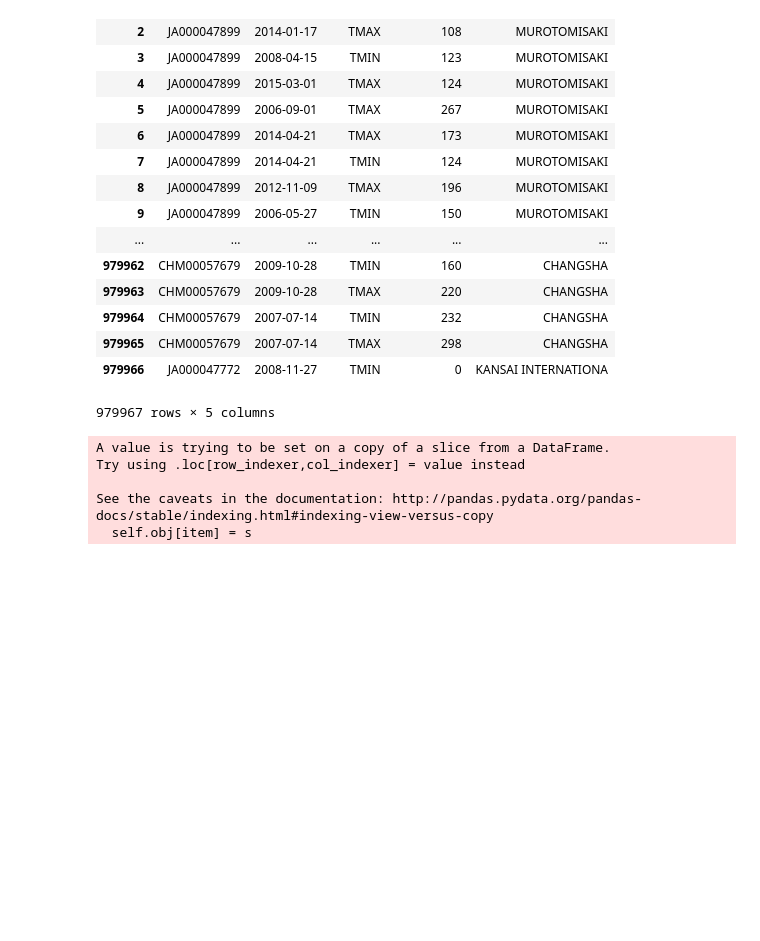
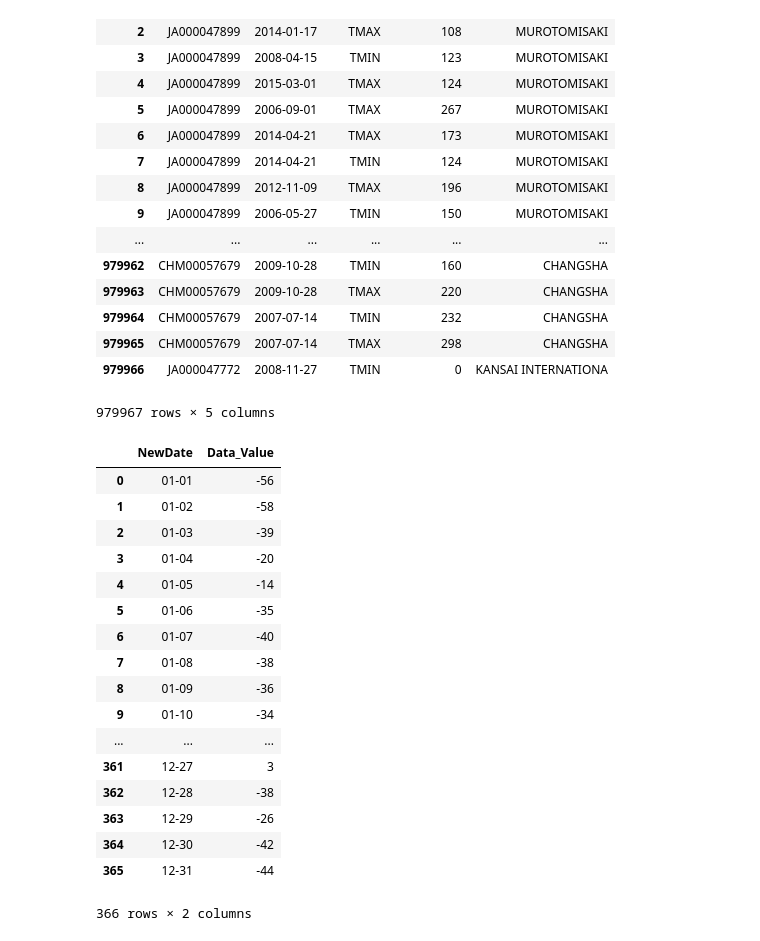
Before and after one commit to xyjsdo/DataScience, a Jupyter notebook: Course2/Assignment2.ipynb, the cells around one changed output. Cells and saved outputs as stored; diff of their text form; code cells hidden in the pictures; blank space fills up the shorter version.

```diff
--- a/Course2/Assignment2.ipynb
+++ b/Course2/Assignment2.ipynb
@@ -122,12 +122,42 @@ df_total
 | 979965 | CHM00057679 | 2007-07-14 | TMAX | 298 | CHANGSHA |
 | 979966 | JA000047772 | 2008-11-27 | TMIN | 0 | KANSAI INTERNATIONA |
 979967 rows × 5 columns
-# %%
-df_total[df_total['ID'].str.contains(r'^CHM')]
-df_total.loc[:,'Date'] = pd.to_datetime(df_total['Date'])
-# %% [output]
-A value is trying to be set on a copy of a slice from a DataFrame.
-Try using .loc[row_indexer,col_indexer] = value instead
-
-See the caveats in the documentation: http://pandas.pydata.org/pandas-docs/stable/indexing.html#indexing-view-versus-copy
-  self.obj[item] = s
+# %%
+df_total = df_total[df_total.loc[:,'ID'].str.contains(r'^CHM') & (df_total.loc[:, 'NAME'] == 'SHANGHAI')]
+df_total = df_total.copy()
+df_total.loc[:,'Date'] = pd.to_datetime(df_total.loc[:,'Date'])
+from datetime import datetime as dt
+df_total.sort_values(by = 'Date' ,inplace=True)
+
+
+df_total['NewDate'] = df_total.Date.dt.strftime("%m-%d")
+
+
+df_total.drop(columns='Date')
+
+# df_total.set_index('NewDate')
+
+max_record = df_total.groupby('NewDate')['Data_Value'].max().reset_index()
+max_record.columns = ['NewDate', 'Data_Value']
+
+min_record = df_total.groupby('NewDate')['Data_Value'].min().reset_index()
+min_record.columns = ['NewDate', 'Data_Value']
+# %% [output]
+|  | NewDate | Data_Value |
+| 0 | 01-01 | -56 |
+| 1 | 01-02 | -58 |
+| 2 | 01-03 | -39 |
+| 3 | 01-04 | -20 |
+| 4 | 01-05 | -14 |
+| 5 | 01-06 | -35 |
+| 6 | 01-07 | -40 |
+| 7 | 01-08 | -38 |
+| 8 | 01-09 | -36 |
+| 9 | 01-10 | -34 |
+| ... | ... | ... |
+| 361 | 12-27 | 3 |
+| 362 | 12-28 | -38 |
+| 363 | 12-29 | -26 |
+| 364 | 12-30 | -42 |
+| 365 | 12-31 | -44 |
+366 rows × 2 columns
```
